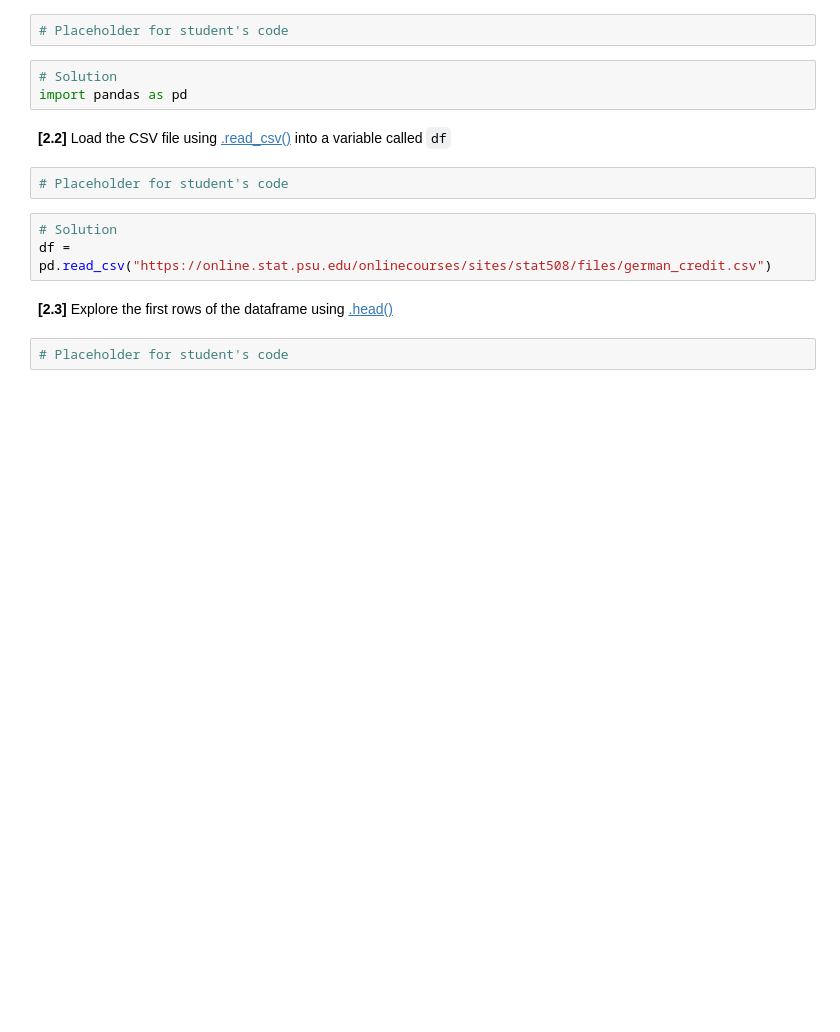
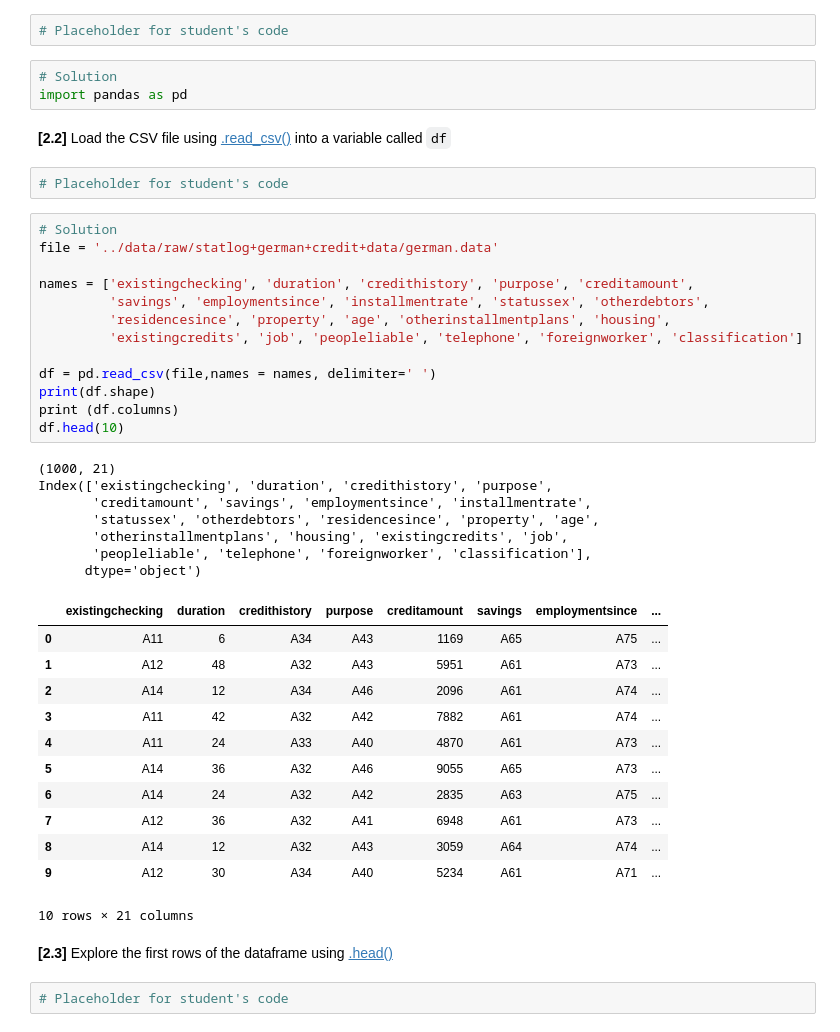
Before and after one commit to tuannm3812/adv_mla_lab_7, a Jupyter notebook: notebooks/36120-25SP-Lab07_Ex03_Solutions.ipynb, the cells around one changed output. Saved outputs shown, nothing was run; the diff lists cells and outputs as text; blank space fills up the shorter version.

```diff
--- a/notebooks/36120-25SP-Lab07_Ex03_Solutions.ipynb
+++ b/notebooks/36120-25SP-Lab07_Ex03_Solutions.ipynb
@@ -122,9 +122,39 @@ import pandas as pd
 **[2.2]** Load the CSV file using [.read_csv()](https://pandas.pydata.org/pandas-docs/stable/reference/api/pandas.read_csv.html) into a variable called `df`
 # %%
 # Placeholder for student's code
-# %%
-# Solution
-df = pd.read_csv("https://online.stat.psu.edu/onlinecourses/sites/stat508/files/german_credit.csv")
+# %%
+# Solution
+file = '../data/raw/statlog+german+credit+data/german.data'
+
+names = ['existingchecking', 'duration', 'credithistory', 'purpose', 'creditamount',
+         'savings', 'employmentsince', 'installmentrate', 'statussex', 'otherdebtors',
+         'residencesince', 'property', 'age', 'otherinstallmentplans', 'housing',
+         'existingcredits', 'job', 'peopleliable', 'telephone', 'foreignworker', 'classification']
+
+df = pd.read_csv(file,names = names, delimiter=' ')
+print(df.shape)
+print (df.columns)
+df.head(10)
+# %% [output]
+(1000, 21)
+Index(['existingchecking', 'duration', 'credithistory', 'purpose',
+       'creditamount', 'savings', 'employmentsince', 'installmentrate',
+       'statussex', 'otherdebtors', 'residencesince', 'property', 'age',
+       'otherinstallmentplans', 'housing', 'existingcredits', 'job',
+       'peopleliable', 'telephone', 'foreignworker', 'classification'],
+      dtype='object')
+|  | existingchecking | duration | credithistory | purpose | creditamount | savings | employmentsince | ... |
+| 0 | A11 | 6 | A34 | A43 | 1169 | A65 | A75 | ... |
+| 1 | A12 | 48 | A32 | A43 | 5951 | A61 | A73 | ... |
+| 2 | A14 | 12 | A34 | A46 | 2096 | A61 | A74 | ... |
+| 3 | A11 | 42 | A32 | A42 | 7882 | A61 | A74 | ... |
+| 4 | A11 | 24 | A33 | A40 | 4870 | A61 | A73 | ... |
+| 5 | A14 | 36 | A32 | A46 | 9055 | A65 | A73 | ... |
+| 6 | A14 | 24 | A32 | A42 | 2835 | A63 | A75 | ... |
+| 7 | A12 | 36 | A32 | A41 | 6948 | A61 | A73 | ... |
+| 8 | A14 | 12 | A32 | A43 | 3059 | A64 | A74 | ... |
+| 9 | A12 | 30 | A34 | A40 | 5234 | A61 | A71 | ... |
+10 rows × 21 columns
 # %% [markdown]
 **[2.3]** Explore the first rows of the dataframe using [.head()](https://pandas.pydata.org/pandas-docs/stable/reference/api/pandas.DataFrame.head.html?highlight=head#pandas.DataFrame.head)
 # %%
```
Also changed, not shown: parts of 13 cells of this notebook.
